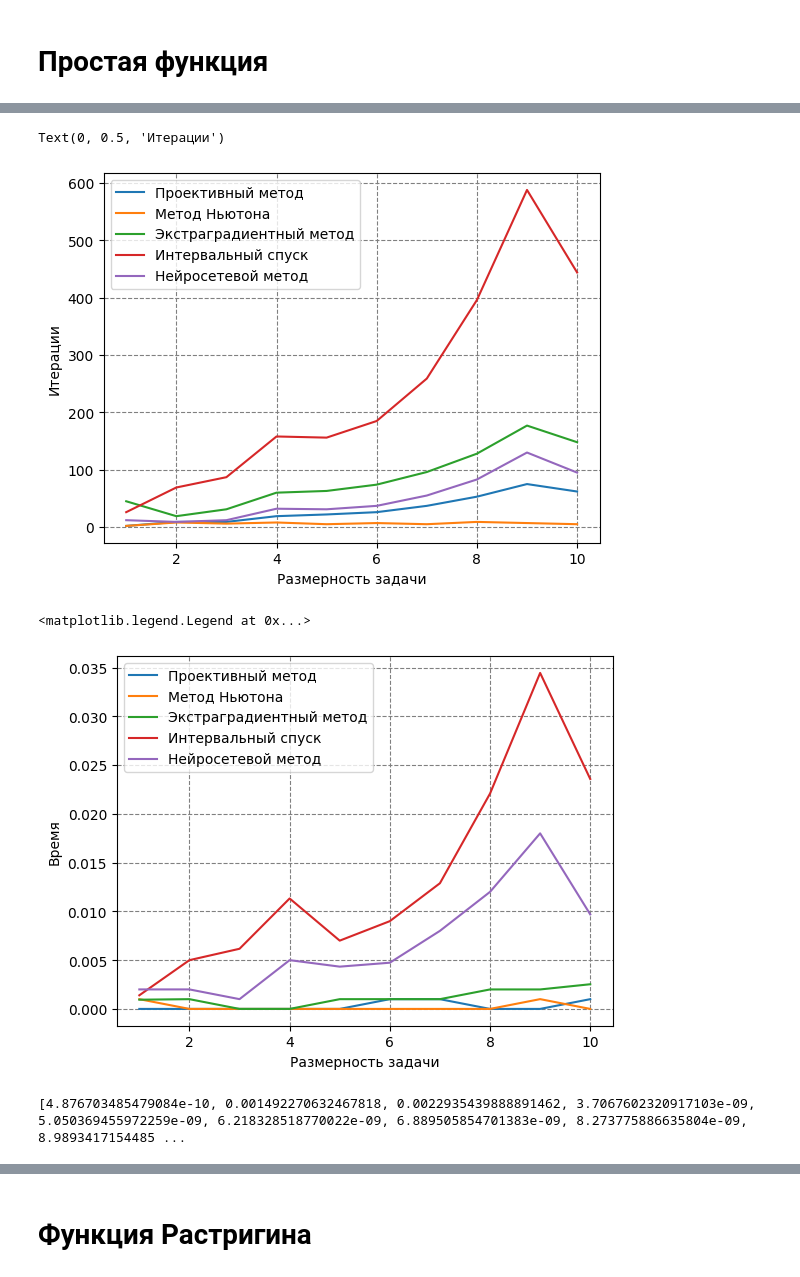
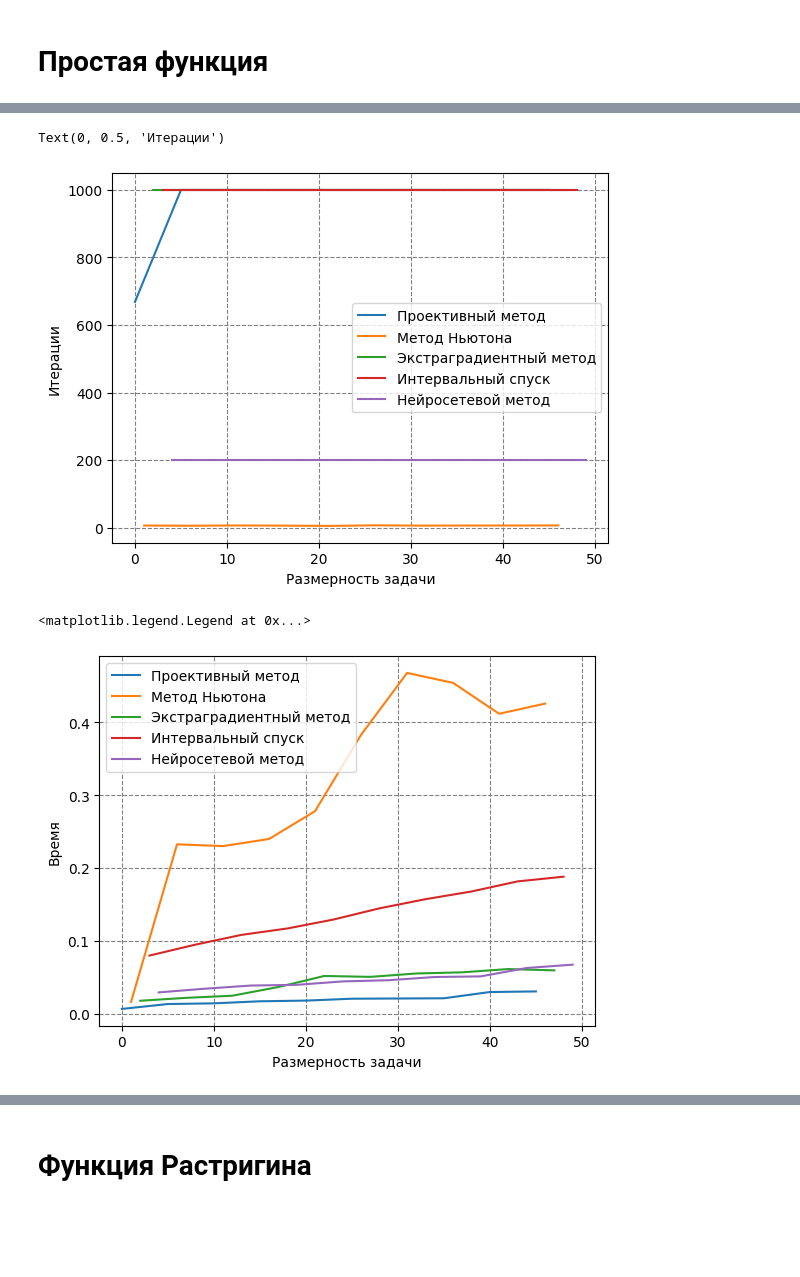
Before and after one commit to Rooney22/VI_Solver_library, a Jupyter notebook: example.ipynb, the cells around one changed output, grey strips where cells are left out. Drawn from its saved outputs; the diff is of its cells as text; code cells hidden in the pictures; blank space fills up the shorter version.

```diff
--- a/example.ipynb
+++ b/example.ipynb
@@ -323,26 +347,8 @@ import numpy as np
 import time
 import matplotlib.pyplot as plt
 
-# ... (Your existing code for functions f, G, J, project, variational_inequality, etc.)
-iters_proj = []
-iters_newton = []
-iters_extra = []
-iters_interval = []
-iters_neuro = []
-times_proj = []
-times_newton = []
-times_extra = []
-times_interval = []
-times_neuro = []
-solutions_proj = []
-solutions_newton = []
-solutions_extra = []
-solutions_interval = []
-solutions_neuro = []
-verboses = []
-
-results_dict = {'Имя метода': [], 'Размерность' : [], 'Значение' : [], 'Невязка': [], 'Время': [], 'Количество_итераций': []}
+results_dict = {'Имя метода': [], 'Размерность' : [], 'Невязка_mean': [], 'Невязка_disp' : [],  'Время_mean': [], 'Время_disp': [], 'Количество_итераций_mean': [], 'Количество_итераций_disp' : []}
 
 
-for n in range(1, 11):
-    test(n, results_dict)
+for n in range(100, 1100, 100):
+    test(n, N_ITER, results_dict)
@@ -544,38 +451,26 @@ display(result)
 # %%
 plt.grid(color='gray', linestyle='dashed')
-plt.plot(range(1, 11), iters_proj, label='Проективный метод')
-plt.plot(range(1, 11), iters_newton, label='Метод Ньютона')
-plt.plot(range(1, 11), iters_extra, label='Экстраградиентный метод')
-plt.plot(range(1, 11), iters_interval, label='Интервальный спуск')
-plt.plot(range(1, 11), iters_neuro, label='Нейросетевой метод')
+plt.plot(results_df[results_df['Имя метода'] == 'Проекция']['Количество_итераций_mean'], label='Проективный метод')
+plt.plot(results_df[results_df['Имя метода'] == 'Ньютон']['Количество_итераций_mean'], label='Метод Ньютона')
+plt.plot(results_df[results_df['Имя метода'] == 'Экстраградиент']['Количество_итераций_mean'], label='Экстраградиентный метод')
+plt.plot(results_df[results_df['Имя метода'] == 'Интервальный спуск']['Количество_итераций_mean'], label='Интервальный спуск')
+plt.plot(results_df[results_df['Имя метода'] == 'Нейросетевой']['Количество_итераций_mean'], label='Нейросетевой метод')
 plt.legend()
 plt.xlabel('Размерность задачи')
 plt.ylabel('Итерации')
 # %% [output]
 Text(0, 0.5, 'Итерации')
-[figure, old version]
+[figure, new version]
 # %%
 plt.grid(color='gray', linestyle='dashed')
-plt.plot(range(1, 11), times_proj, label='Проективный метод')
-plt.plot(range(1, 11), times_newton, label='Метод Ньютона')
-plt.plot(range(1, 11), times_extra, label='Экстраградиентный метод')
-plt.plot(range(1, 11), times_interval, label='Интервальный спуск')
-plt.plot(range(1, 11), times_neuro, label='Нейросетевой метод')
+plt.plot(results_df[results_df['Имя метода'] == 'Проекция']['Время_mean'], label='Проективный метод')
+plt.plot(results_df[results_df['Имя метода'] == 'Ньютон']['Время_mean'], label='Метод Ньютона')
+plt.plot(results_df[results_df['Имя метода'] == 'Экстраградиент']['Время_mean'], label='Экстраградиентный метод')
+plt.plot(results_df[results_df['Имя метода'] == 'Интервальный спуск']['Время_mean'], label='Интервальный спуск')
+plt.plot(results_df[results_df['Имя метода'] == 'Нейросетевой']['Время_mean'], label='Нейросетевой метод')
 plt.xlabel('Размерность задачи')
 plt.ylabel('Время')
 plt.legend(loc='upper left')
 # %% [output]
 <matplotlib.legend.Legend at 0x...>
-[figure, old version]
+[figure, new version]
-# %%
-results_df['Невязка'] = results_df['Невязка'].astype(float)
-
-# Группируем по методу и извлекаем значения невязки
-residuals = results_df.groupby('Имя метода')['Невязка'].apply(list).reset_index()
-
-# Преобразуем результат в список
-residuals_list = residuals['Невязка'].tolist()
-
-print(residuals_list[0])
-# %% [output]
-[4.876703485479084e-10, 0.001492270632467818, 0.0022935439888891462, 3.7067602320917103e-09, 5.050369455972259e-09, 6.218328518770022e-09, 6.889505854701383e-09, 8.273775886635804e-09, 8.9893417154485 ...
```
Also changed, not shown: parts of 61 cells of this notebook, 2 other files.
